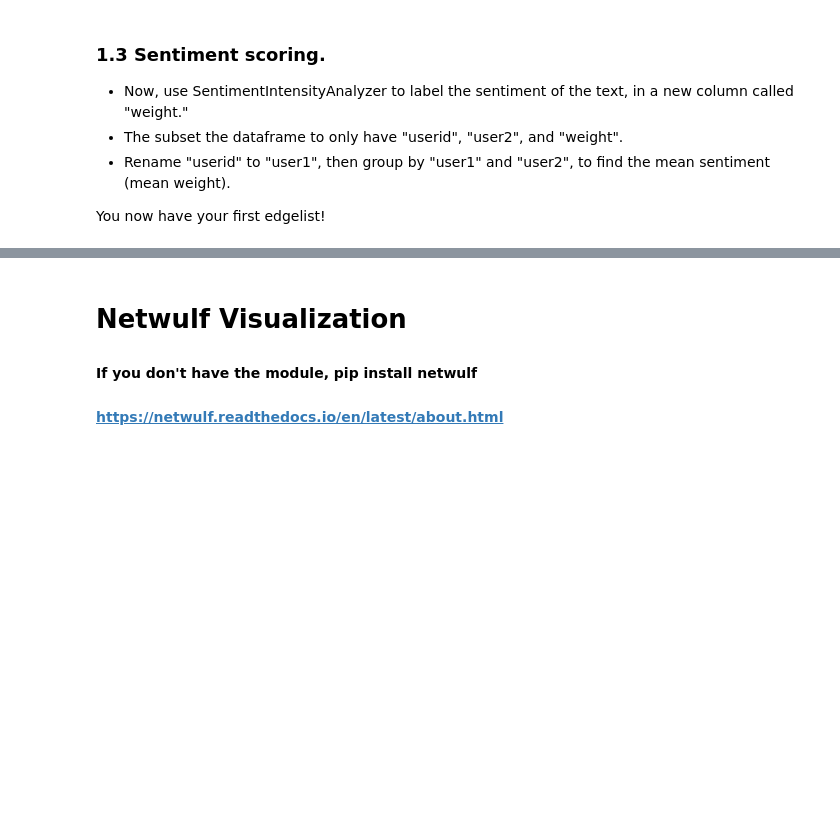
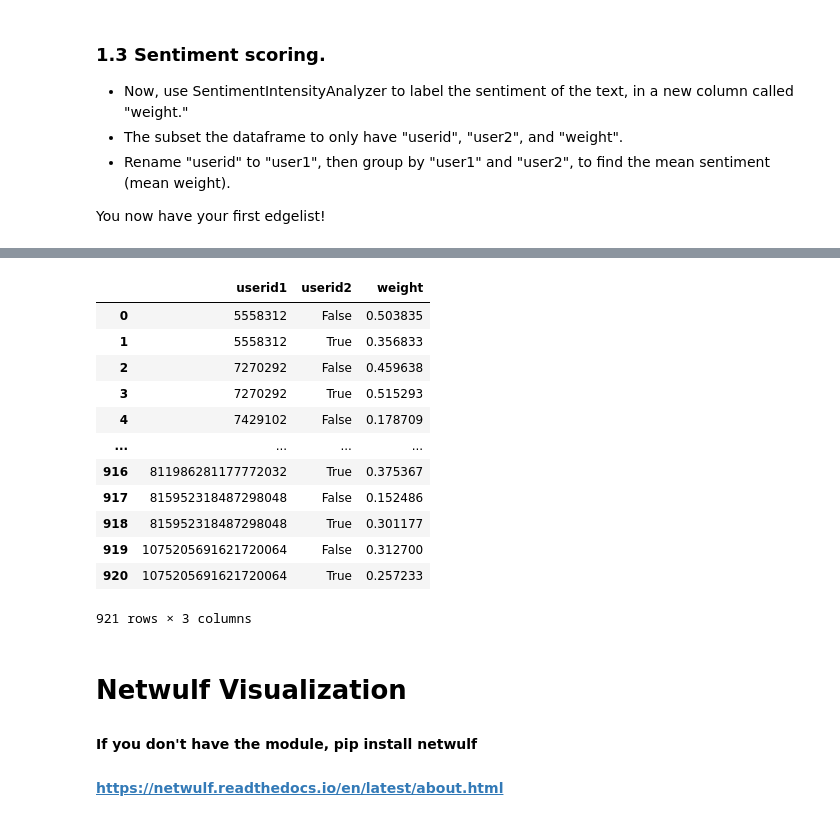
Before and after one commit to herbertfreeze/QSS_Public, a Jupyter notebook: activities/07_social_network_analysis.ipynb, the cells around one changed output, grey strips where cells are left out. Saved outputs shown, nothing was run; the diff lists cells and outputs as text; code cells hidden in the pictures; blank space fills up the shorter version.

```diff
--- a/activities/07_social_network_analysis.ipynb
+++ b/activities/07_social_network_analysis.ipynb
@@ -97,5 +164,29 @@ You now have your first edgelist!
+# %%
+
+# Subset the DataFrame to include "user1," "user2," and "weight"
+df = df[['userid', 'userid2', 'weight']]
 # %%
-# your code here
+
+df = df.rename(columns={'userid': 'userid1'})
+
+# Group by "user1" and "user2" and calculate the mean sentiment (mean weight)
+mean_sentiment = df.groupby(['userid1', 'userid2'])['weight'].mean().reset_index()
+
+mean_sentiment
+# %% [output]
+|  | userid1 | userid2 | weight |
+| 0 | 5558312 | False | 0.503835 |
+| 1 | 5558312 | True | 0.356833 |
+| 2 | 7270292 | False | 0.459638 |
+| 3 | 7270292 | True | 0.515293 |
+| 4 | 7429102 | False | 0.178709 |
+| ... | ... | ... | ... |
+| 916 | 811986281177772032 | True | 0.375367 |
+| 917 | 815952318487298048 | False | 0.152486 |
+| 918 | 815952318487298048 | True | 0.301177 |
+| 919 | 1075205691621720064 | False | 0.312700 |
+| 920 | 1075205691621720064 | True | 0.257233 |
+921 rows × 3 columns
 # %% [markdown]
 # Netwulf Visualization
 #### If you don't have the module, pip install netwulf
```
Also changed, not shown: parts of 9 cells of this notebook, 4 other files.
